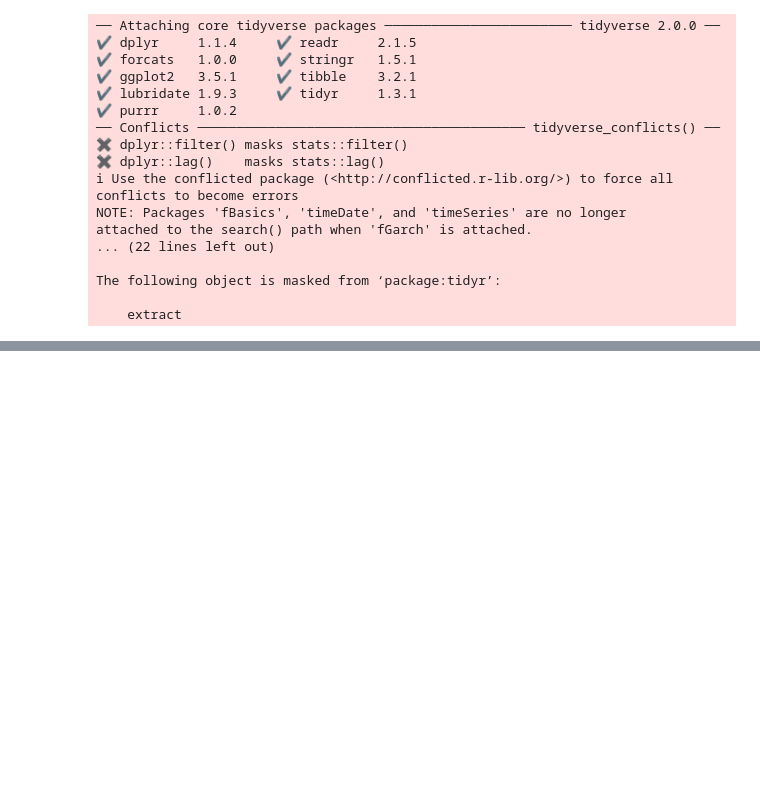
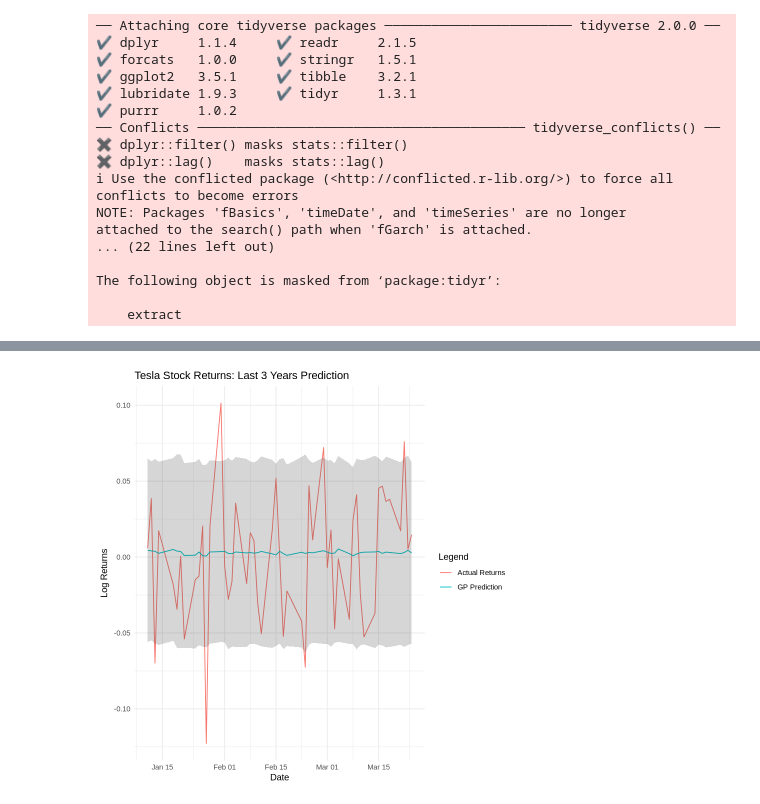
Before and after one commit to TeffyShen/Stat-447-Project, a Jupyter notebook: Project.ipynb, the cells around one changed output, grey strips where cells are left out. Cells and saved outputs as stored; diff of their text form; code cells hidden in the pictures; blank space fills up the shorter version.

```diff
--- a/Project.ipynb
+++ b/Project.ipynb
@@ -111,0 +110,21 @@ stan_trace(gp_fit, pars = c("mu", "alpha", "rho", "sigma"))
+# %%
+# Create results dataframe
+results <- data.frame(
+  Date = test_data$Date,
+  Actual = test_data$Returns,
+  Predicted = gp_pred_mean,
+  Lower = gp_pred_mean - 1.96 * gp_pred_sd,
+  Upper = gp_pred_mean + 1.96 * gp_pred_sd
+)
+
+# Plot results
+ggplot(results, aes(x = Date)) +
+  geom_line(aes(y = Actual, color = "Actual Returns")) +
+  geom_line(aes(y = Predicted, color = "GP Prediction")) +
+  geom_ribbon(aes(ymin = Lower, ymax = Upper), alpha = 0.2) +
+  labs(title = "Tesla Stock Returns: Last 3 Years Prediction",
+       y = "Log Returns",
+       color = "Legend") +
+  theme_minimal()
+# %% [output]
+[figure, added]
```
Also changed, not shown: parts of 6 cells of this notebook, 1 other file.
